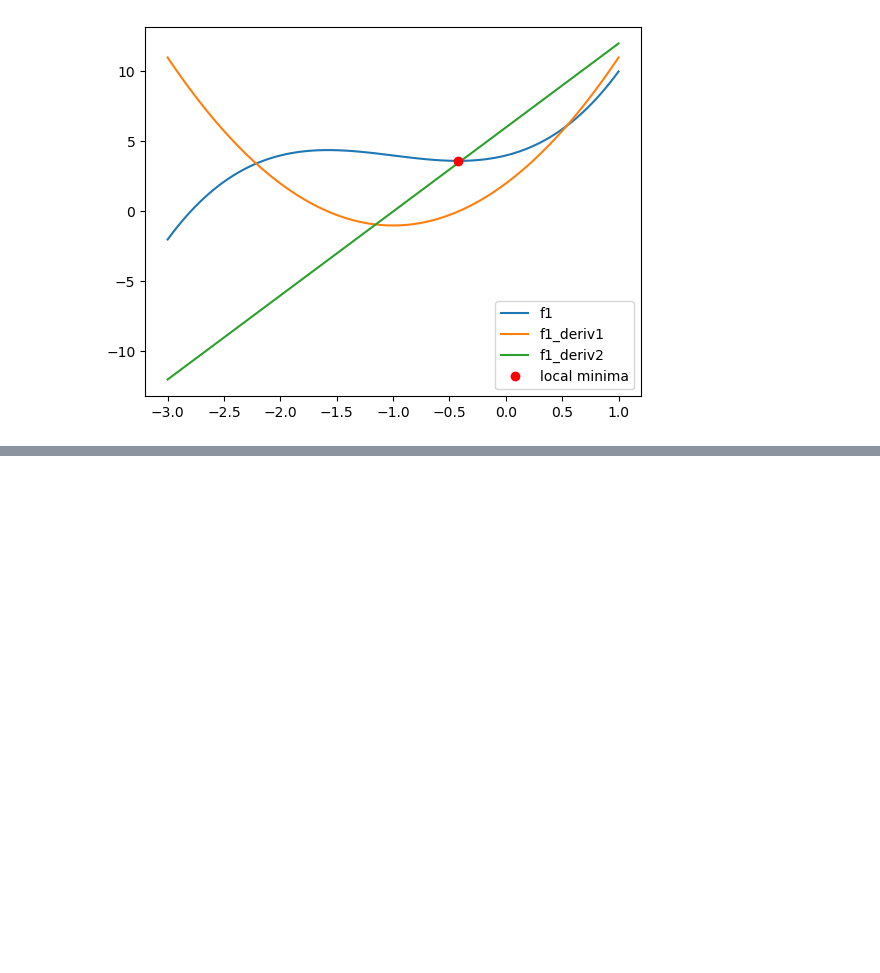
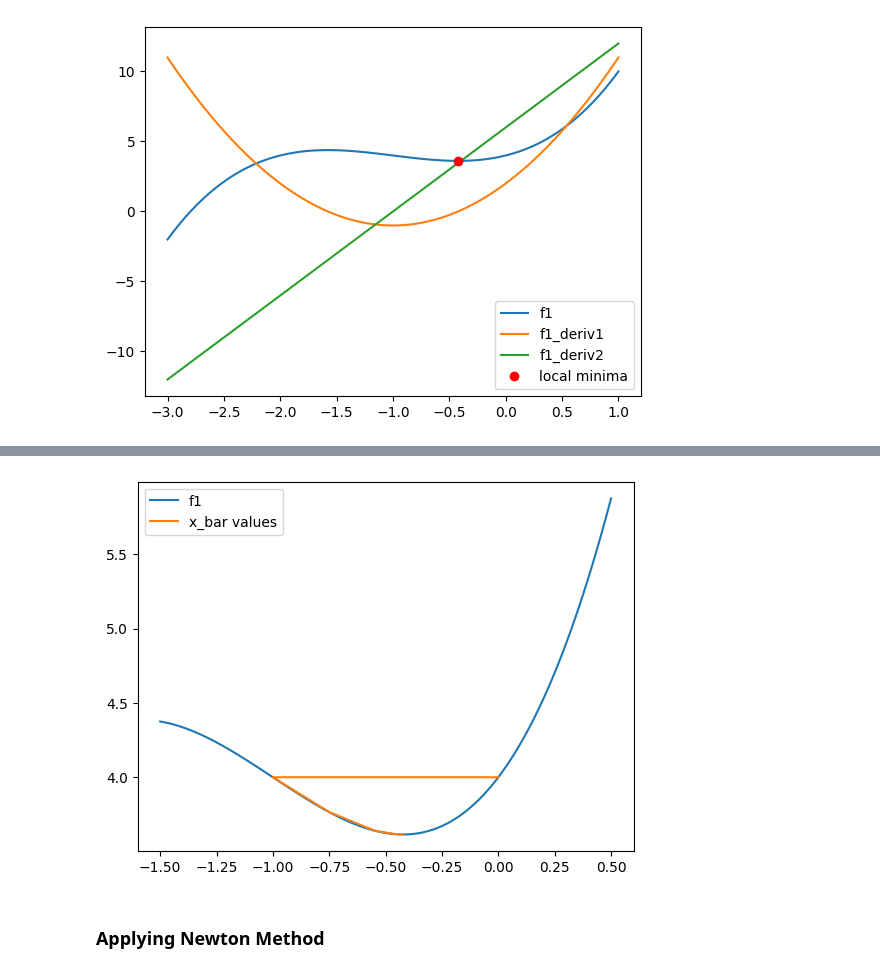
Before and after one commit to Alkhatir/Numerical-Opt, a Jupyter notebook: task1.ipynb, the cells around one changed output, grey strips where cells are left out. Saved outputs shown, nothing was run; the diff lists cells and outputs as text; code cells hidden in the pictures; blank space fills up the shorter version.

Commit message:
Added implications for steepest descent method and newton method in approximation of a function and solving min squared problem

```diff
--- a/task1.ipynb
+++ b/task1.ipynb
@@ -7,7 +18,7 @@ import matplotlib.pyplot as plt
 # %% [markdown]
 Declaring the Backtracking Line Search algorithem
 # %%
-def backtracking_line_search(f, grad_f, x_k, p_k, alpha=0.5, rho=0.5, c=0.1):
+def backtracking_line_search_task1(f: types.FunctionType, grad_f: types.FunctionType, x_k, p_k, alpha=0.5, rho=0.5, c=0.1):
     """
     Perform a backtracking line search to find the step size.
 
@@ -18,7 +29,7 @@ def backtracking_line_search(f, grad_f, x_k, p_k, alpha=0.5, rho=0.5, c=0.1):
     p_k: Descent direction.
     alpha: Initial step size (default 0.5).
     rho: Contraction factor (default 0.5).
-    c: Sufficient decrease constant (default 1e-4).
+    c: Sufficient decrease constant (default 0.1).
 
     Returns:
     The step size that satisfies the sufficient decrease condition.
@@ -26,11 +37,4 @@ def backtracking_line_search(f, grad_f, x_k, p_k, alpha=0.5, rho=0.5, c=0.1):
     if type(grad_f(x_k)) != np.ndarray:
         while f(x_k + alpha * p_k) > f(x_k) + c * alpha * grad_f(x_k)* p_k:
             alpha *= rho
-            #print("alpha is",alpha)
-            #print("f(x_k + alpha * p_k) is",f(x_k + alpha * p_k))
-            #print("f(x_k) + c * alpha * grad_f(x_k)* p_k is",f(x_k) + c * alpha * grad_f(x_k)* p_k)
         return alpha
-    else:
-        while f(x_k + alpha * p_k) <= f(x_k) + c * alpha * np.dot(grad_f(x_k).T, p_k):
-            alpha *= rho
-        return alpha
@@ -210,0 +136,11 @@ $$f''(x) = 12x$$
+# %%
+x0 = 0
+f = sp.lambdify(x,f1)
+grad_f = sp.lambdify(x,f1_deriv1)
+hess_f = sp.lambdify(x,f1_deriv2)
+xs , alphas = steepest_descent_uni( x0=x0, f=f, grad_f=grad_f, hess_f=hess_f,tolerance=10**-6)
+print()
+print(f"the value of x_telda is {xs[-1]}")
+print(f"the value of the gradient is {abs(f1_deriv1.evalf(subs={x:xs[-1]}))}")
+print(f"the value of ||x-x*|| is {abs(xs[-1]-x_star[0].evalf())}")
+alphas
@@ -210,0 +171,12 @@ $$f''(x) = 12x$$
+# %%
+# plot the function and the predicted x values
+x_vals=np.linspace(-1.5,0.5,100)
+f1_vals=[f1.subs(x,val) for val in x_vals]
+plt.plot(x_vals,f1_vals,label='f1')
+plt.plot(xs,[f(val) for val in xs],label='x_bar values')
+plt.legend()
+plt.show()
+# %% [output]
+[figure, added]
+# %% [markdown]
+### Applying Newton Method
```
Also changed, not shown: parts of 125 cells of this notebook, 1 other file.
